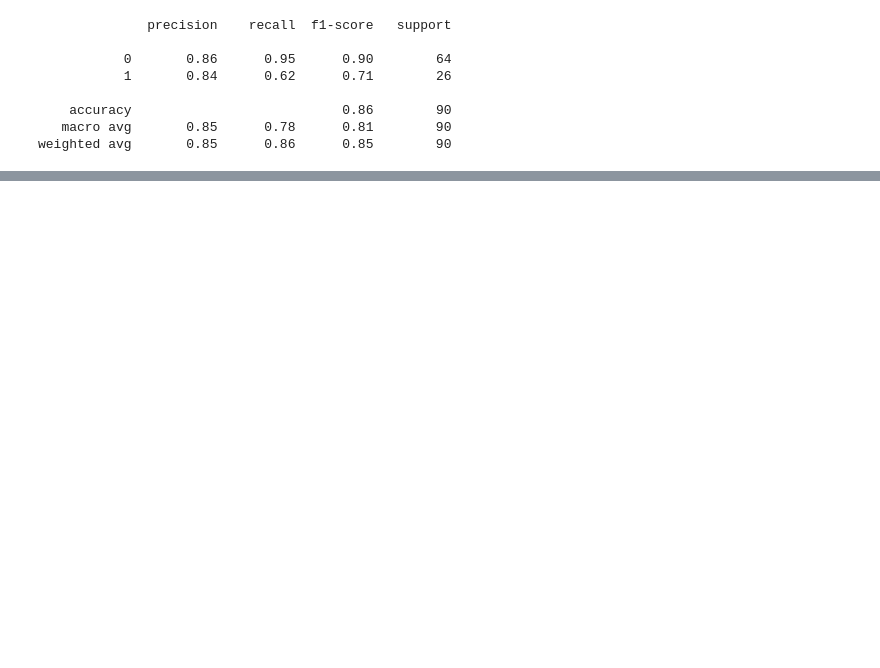
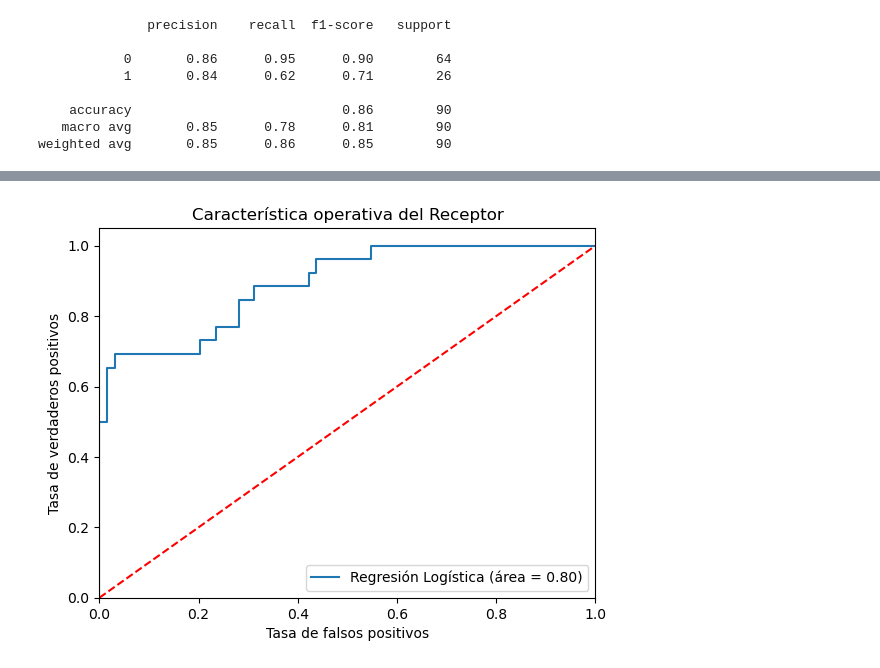
Before and after one commit to Vikktor93/Tarea4MachineLearning, a Jupyter notebook: Tarea_Final.ipynb, the cells around one changed output, grey strips where cells are left out. Saved outputs shown, nothing was run; the diff lists cells and outputs as text; code cells hidden in the pictures; blank space fills up the shorter version.

Commit message:
Desarrollo de la regresión logística y Curva de ROC

```diff
--- a/Tarea_Final.ipynb
+++ b/Tarea_Final.ipynb
@@ -504,0 +510,10 @@ weighted avg       0.85      0.86      0.85        90
+# %%
+# Crear modelo de regresión logística
+Regresion_Logistica = LogisticRegression(max_iter=10000)
+
+Regresion_Logistica.fit(X_train, y_train)
+
+# Predecir con el modelo
+y_pred = Regresion_Logistica.predict(X_test)
+
+print('Precisión del clasificador de regresión logística en el conjunto de prueba: {:.2f}'.format(Regresion_Logistica.score(X_test, y_test)))
@@ -504,0 +526,15 @@ weighted avg       0.85      0.86      0.85        90
+# %%
+logit_roc_auc = roc_auc_score(y_test, Regresion_Logistica.predict(X_test))
+fpr, tpr, thresholds = roc_curve(y_test, Regresion_Logistica.predict_proba(X_test)[:,1])
+plt.figure()
+plt.plot(fpr, tpr, label='Regresión Logística (área = %0.2f)' % logit_roc_auc)
+plt.plot([0, 1], [0, 1],'r--')
+plt.xlim([0.0, 1.0])
+plt.ylim([0.0, 1.05])
+plt.xlabel('Tasa de falsos positivos')
+plt.ylabel('Tasa de verdaderos positivos')
+plt.title('Característica operativa del Receptor')
+plt.legend(loc="lower right")
+plt.show()
+# %% [output]
+[figure, added]
```
Also changed, not shown: parts of 6 cells of this notebook.
